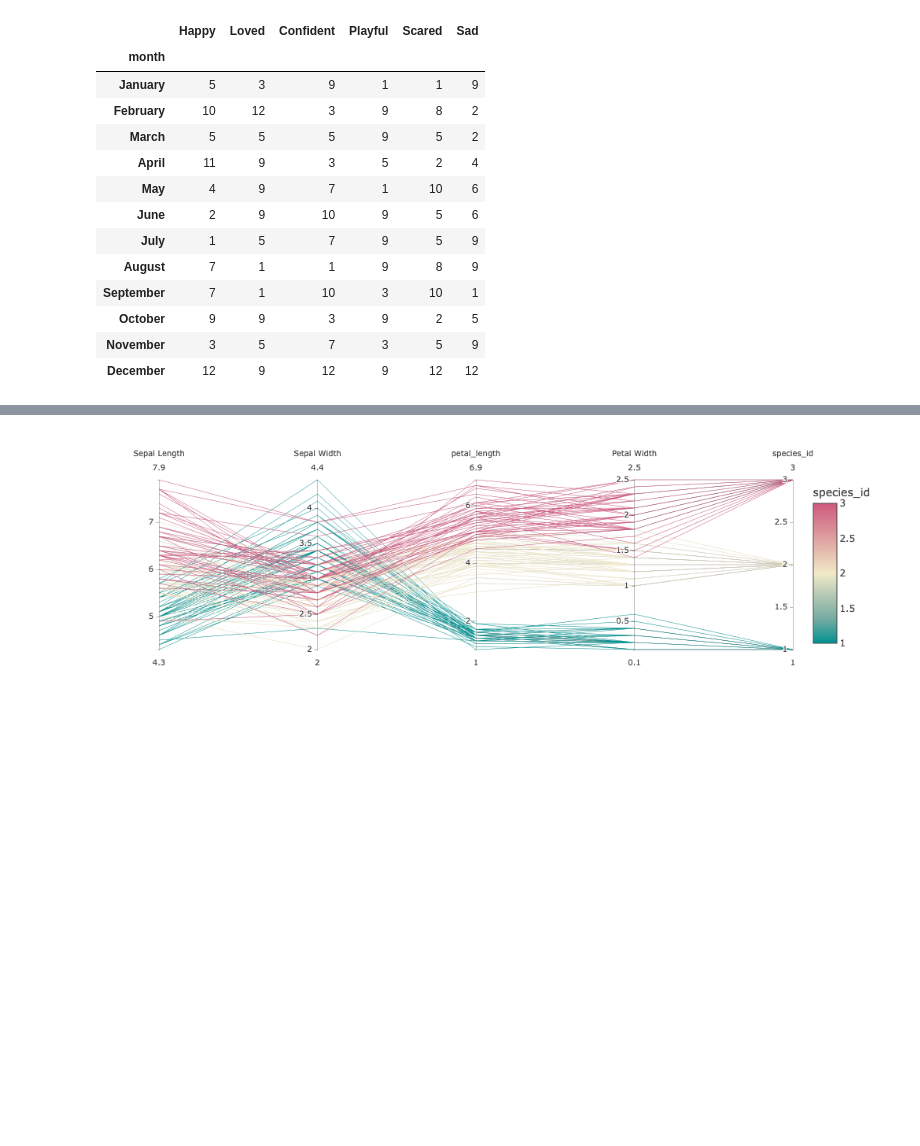
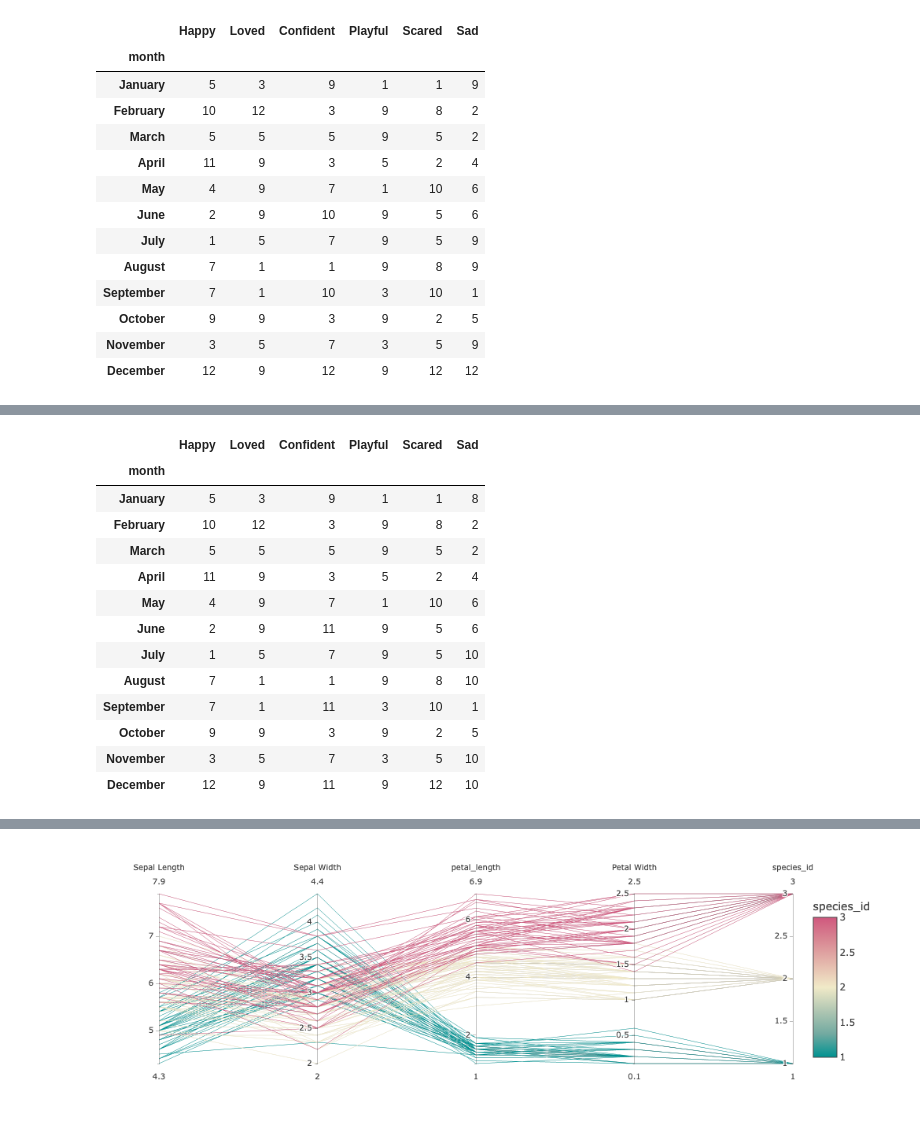
Before and after one commit to martidossi/pixel_year_app, a Jupyter notebook: notebooks/ts_chart.ipynb, the cells around one changed output, grey strips where cells are left out. Drawn from its saved outputs; the diff is of its cells as text; code cells hidden in the pictures; blank space fills up the shorter version.

```diff
--- a/notebooks/ts_chart.ipynb
+++ b/notebooks/ts_chart.ipynb
@@ -576,0 +587,18 @@ df_merged_rank
+# %%
+df_merged_rank = df_merged_rank.drop('Month', axis=1)
+df_merged_rank
+# %% [output]
+|  | Happy | Loved | Confident | Playful | Scared | Sad |
+| month |  |  |  |  |  |  |
+| January | 5 | 3 | 9 | 1 | 1 | 8 |
+| February | 10 | 12 | 3 | 9 | 8 | 2 |
+| March | 5 | 5 | 5 | 9 | 5 | 2 |
+| April | 11 | 9 | 3 | 5 | 2 | 4 |
+| May | 4 | 9 | 7 | 1 | 10 | 6 |
+| June | 2 | 9 | 11 | 9 | 5 | 6 |
+| July | 1 | 5 | 7 | 9 | 5 | 10 |
+| August | 7 | 1 | 1 | 9 | 8 | 10 |
+| September | 7 | 1 | 11 | 3 | 10 | 1 |
+| October | 9 | 9 | 3 | 9 | 2 | 5 |
+| November | 3 | 5 | 7 | 3 | 5 | 10 |
+| December | 12 | 9 | 11 | 9 | 12 | 10 |
```
Also changed, not shown: parts of 16 cells of this notebook, 20 other files.
